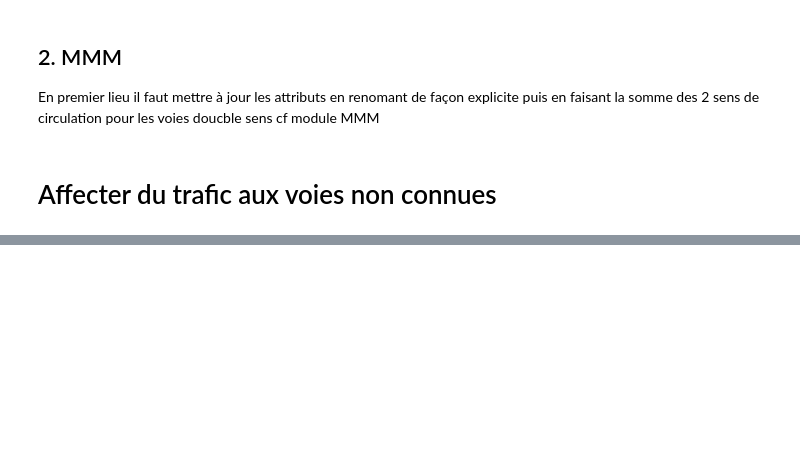
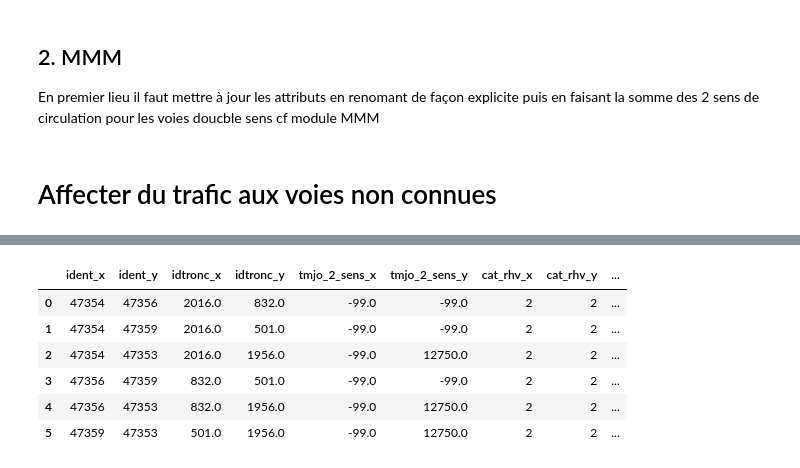
Before and after one commit to nantodevison/Lin_uniq_BdxM, a Jupyter notebook: Lin_uniq_BdxM/Traitements/traitements.ipynb, the cells around one changed output, grey strips where cells are left out. Drawn from its saved outputs; the diff is of its cells as text; code cells hidden in the pictures; blank space fills up the shorter version.

```diff
--- a/Lin_uniq_BdxM/Traitements/traitements.ipynb
+++ b/Lin_uniq_BdxM/Traitements/traitements.ipynb
@@ -800,3 +549,13 @@ lgn_sup=gdf_calcul.loc[(gdf_calcul['idtronc']==1309) & ((gdf_calcul['source']==n
+# %%
+joint_fv_mmm_e2
+# %% [output]
+|  | ident_x | ident_y | idtronc_x | idtronc_y | tmjo_2_sens_x | tmjo_2_sens_y | cat_rhv_x | cat_rhv_y | ... |
+| 0 | 47354 | 47356 | 2016.0 | 832.0 | -99.0 | -99.0 | 2 | 2 | ... |
+| 1 | 47354 | 47359 | 2016.0 | 501.0 | -99.0 | -99.0 | 2 | 2 | ... |
+| 2 | 47354 | 47353 | 2016.0 | 1956.0 | -99.0 | 12750.0 | 2 | 2 | ... |
+| 3 | 47356 | 47359 | 832.0 | 501.0 | -99.0 | -99.0 | 2 | 2 | ... |
+| 4 | 47356 | 47353 | 832.0 | 1956.0 | -99.0 | 12750.0 | 2 | 2 | ... |
+| 5 | 47359 | 47353 | 501.0 | 1956.0 | -99.0 | 12750.0 | 2 | 2 | ... |
 # %%
 trafic_inconnus_prior_cat
 # %% [output]
```
Also changed, not shown: parts of 57 cells of this notebook, 4 other files.
